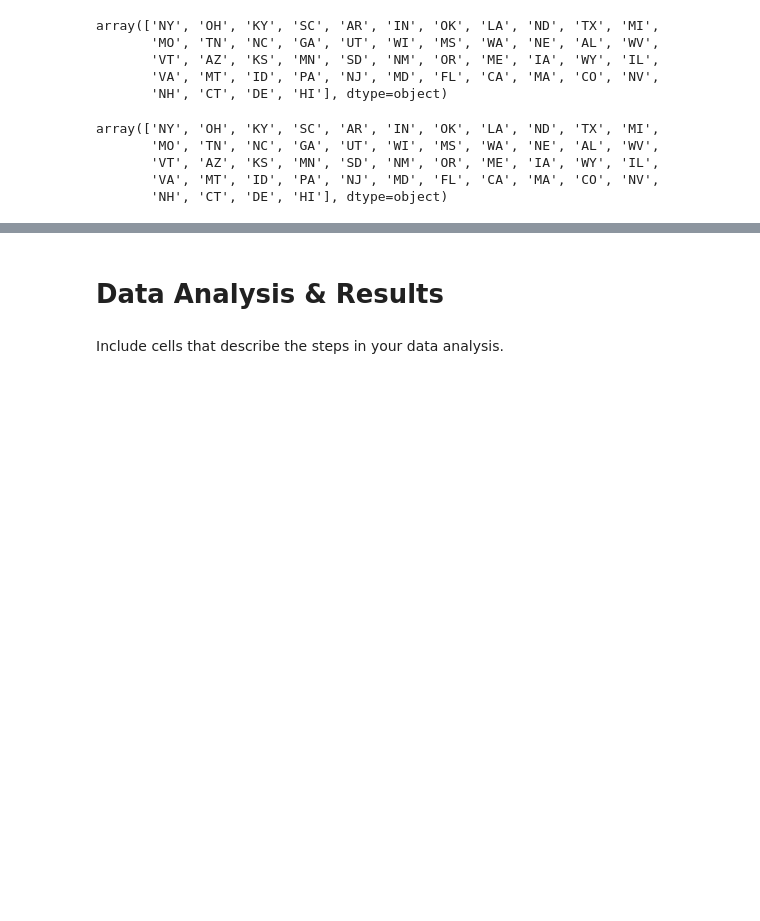
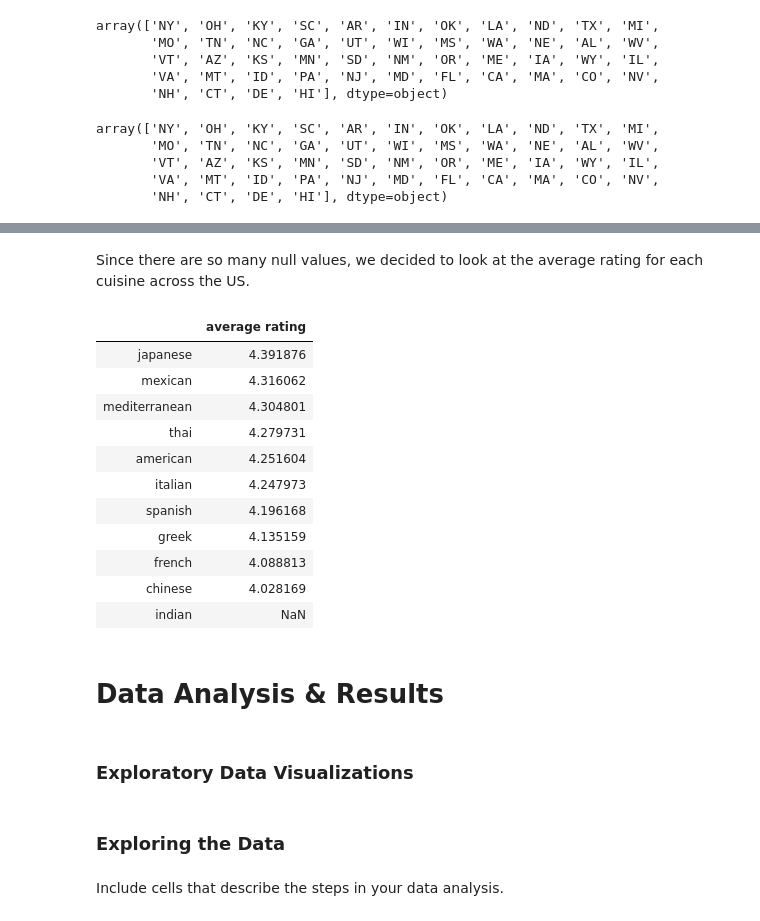
Before and after one commit to shihwenma/yelp_data_analysis, a Jupyter notebook: FinalProject_group071.ipynb, the cells around one changed output, grey strips where cells are left out. Cells and saved outputs as stored; diff of their text form; code cells hidden in the pictures; blank space fills up the shorter version.

```diff
--- a/FinalProject_group071.ipynb
+++ b/FinalProject_group071.ipynb
@@ -358,5 +339,46 @@ fast_ratings_df = fast_ratings_df.drop(['Unnamed: 0', 'Unnamed: 0.1'], axis=1)
+# %% [markdown]
+Since there are so many null values, we decided to look at the average rating for each cuisine across the US.
+# %%
+# find the average rating for each type of food across the US
+overall_avg_rating = {}
+for cuis in cuisine:
+    prod = 0
+    total_reviews = 0
+    for row in all_cuisine_ratings[cuis].index:
+        prod += (yelp_df.iloc[row])['rating']*(yelp_df.iloc[row])['review_count']
+        total_reviews += (yelp_df.iloc[row])['review_count']
+        total_reviews
+
+    try:
+        avg_rating = prod/total_reviews
+    except:
+        avg_rating = np.nan
+    overall_avg_rating[cuis] = avg_rating
+
+# convert dictionary to dataframe
+us_avg_df = pd.DataFrame.from_dict(overall_avg_rating, orient='index')
+us_avg_df = us_avg_df.rename(columns={0:'average rating'})
+us_avg_df = us_avg_df.sort_values(by='average rating', ascending=False)
+us_avg_df
+# %% [output]
+|  | average rating |
+| japanese | 4.391876 |
+| mexican | 4.316062 |
+| mediterranean | 4.304801 |
+| thai | 4.279731 |
+| american | 4.251604 |
+| italian | 4.247973 |
+| spanish | 4.196168 |
+| greek | 4.135159 |
+| french | 4.088813 |
+| chinese | 4.028169 |
+| indian | NaN |
 # %% [markdown]
 # Data Analysis & Results
+# %% [markdown]
+### Exploratory Data Visualizations
+# %% [markdown]
+### Exploring the Data
 # %% [markdown]
 Include cells that describe the steps in your data analysis.
 # %%
```
Also changed, not shown: parts of 37 cells of this notebook.
